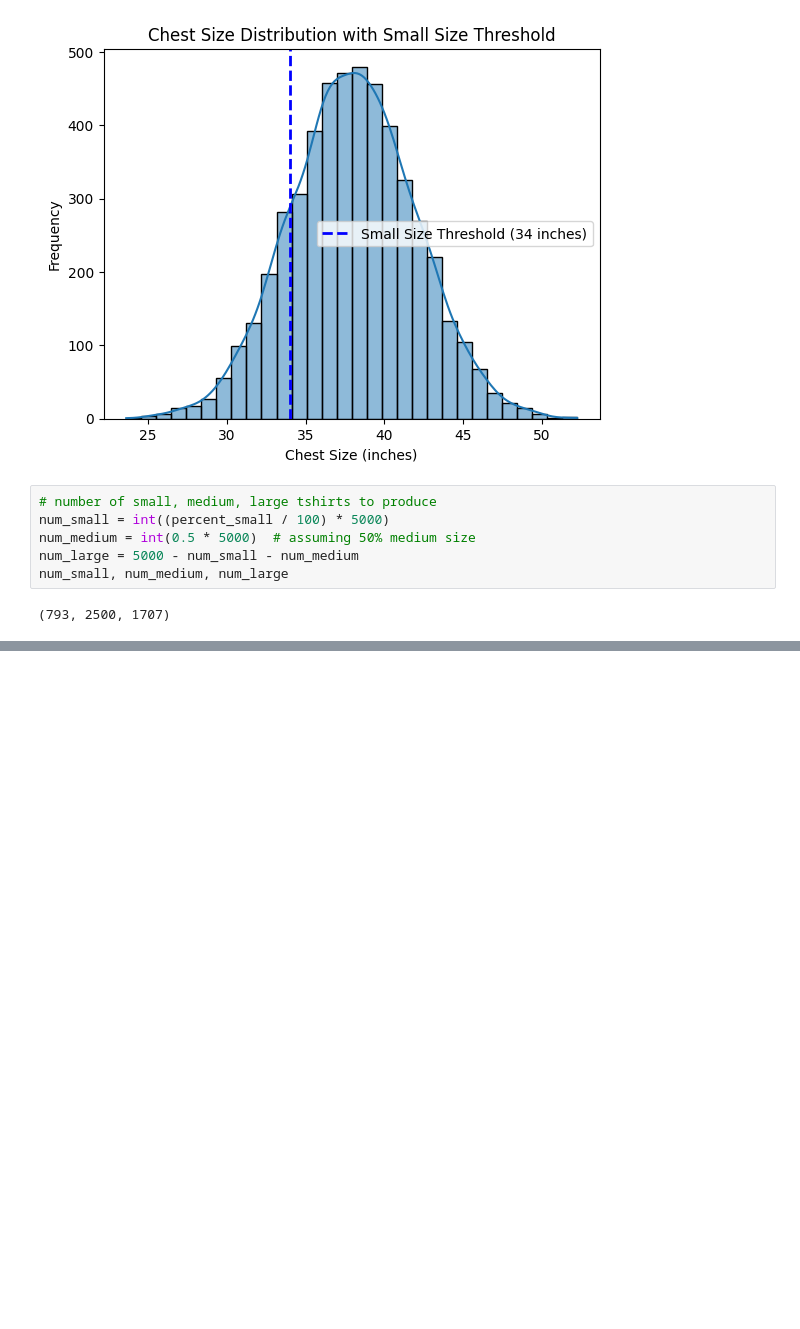
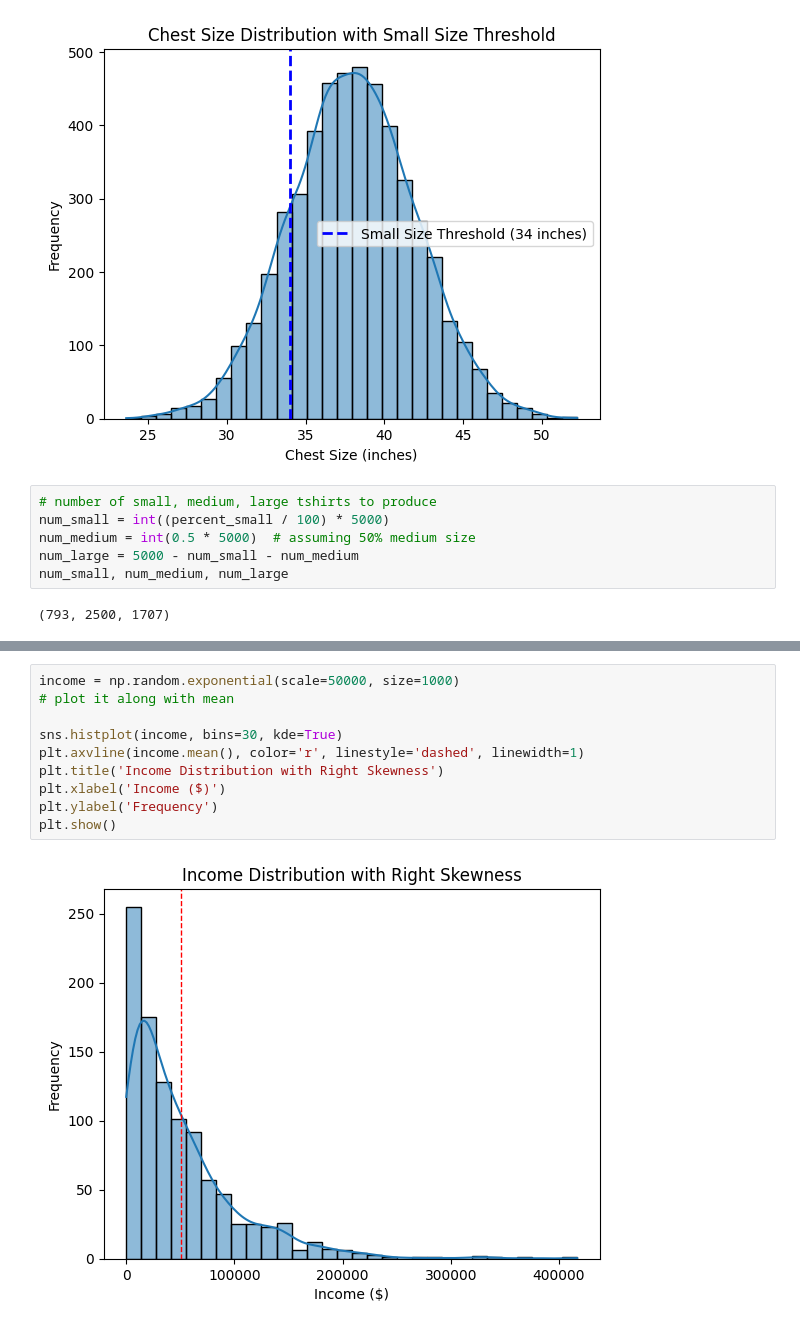
Before and after one commit to rahul8879/coachX_ds, a Jupyter notebook: Math/02_prob_stats.ipynb, the cells around one changed output, grey strips where cells are left out. Saved outputs shown, nothing was run; the diff lists cells and outputs as text; blank space fills up the shorter version.

```diff
--- a/Math/02_prob_stats.ipynb
+++ b/Math/02_prob_stats.ipynb
@@ -134,0 +166,12 @@ num_small, num_medium, num_large
+# %%
+income = np.random.exponential(scale=50000, size=1000)
+# plot it along with mean
+
+sns.histplot(income, bins=30, kde=True)
+plt.axvline(income.mean(), color='r', linestyle='dashed', linewidth=1)
+plt.title('Income Distribution with Right Skewness')
+plt.xlabel('Income ($)')
+plt.ylabel('Frequency')
+plt.show()
+# %% [output]
+[figure, added]
```
Also changed, not shown: parts of 6 cells of this notebook.
